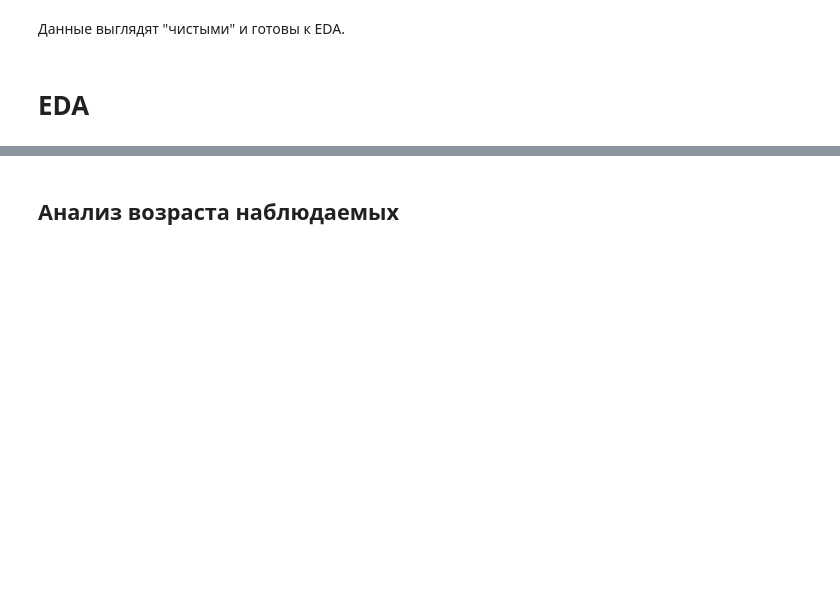
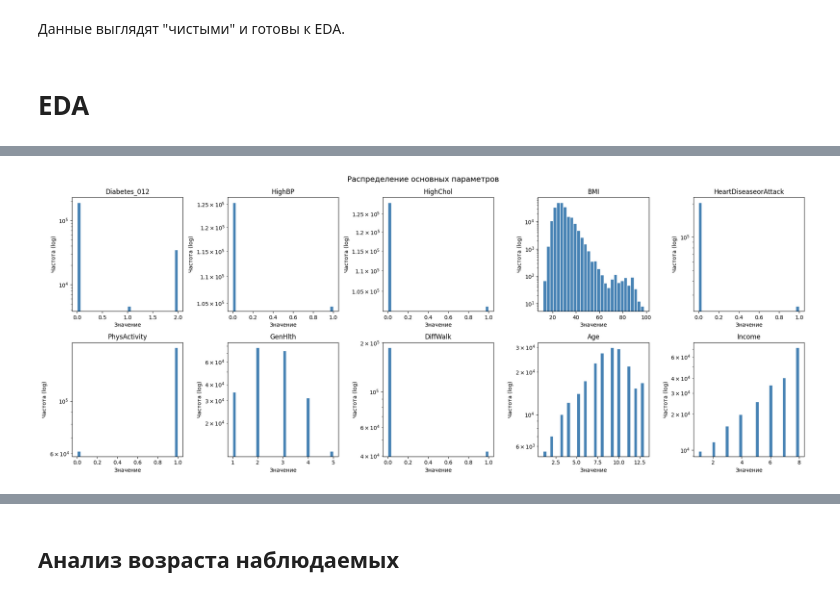
Before and after one commit to AlexeyRau/OMGTU, a Jupyter notebook: 2year/4semester/MLDA/Лабораторная работа №1. Исследовательский анализ данных (EDA)/Ex1_c.ipynb, the cells around one changed output, grey strips where cells are left out. Drawn from its saved outputs; the diff is of its cells as text; code cells hidden in the pictures; blank space fills up the shorter version.

```diff
--- a/2year/4semester/MLDA/Лабораторная работа №1. Исследовательский анализ данных (EDA)/Ex1_c.ipynb
+++ b/2year/4semester/MLDA/Лабораторная работа №1. Исследовательский анализ данных (EDA)/Ex1_c.ipynb
@@ -306,3 +321,21 @@ def calc_chi2(df, categorical_col, target_col):
+# %%
+columns = ['Diabetes_012', 'HighBP', 'HighChol', 'BMI', 'HeartDiseaseorAttack',
+           'PhysActivity', 'GenHlth', 'DiffWalk', 'Age', 'Income']
+
+fig, axes = plt.subplots(2, 5, figsize=(20, 8))
+axes = axes.flatten()
+
+for i, col in enumerate(columns):
+    axes[i].hist(data[col], bins=30, log=True, color='steelblue', edgecolor='white')
+    axes[i].set_title(col)
+    axes[i].set_xlabel('Значение')
+    axes[i].set_ylabel('Частота (log)')
+
+plt.suptitle('Распределение основных параметров', fontsize=14)
+plt.tight_layout()
+plt.show()
+# %% [output]
+[figure, added]
 # %%
 data.describe()[['Diabetes_012', 'HighBP', 'HighChol', 'BMI', 'HeartDiseaseorAttack', 'PhysActivity', 'GenHlth', 'DiffWalk', 'Age', 'Income']]
 # %% [output]
```
Also changed, not shown: parts of 88 cells of this notebook.
